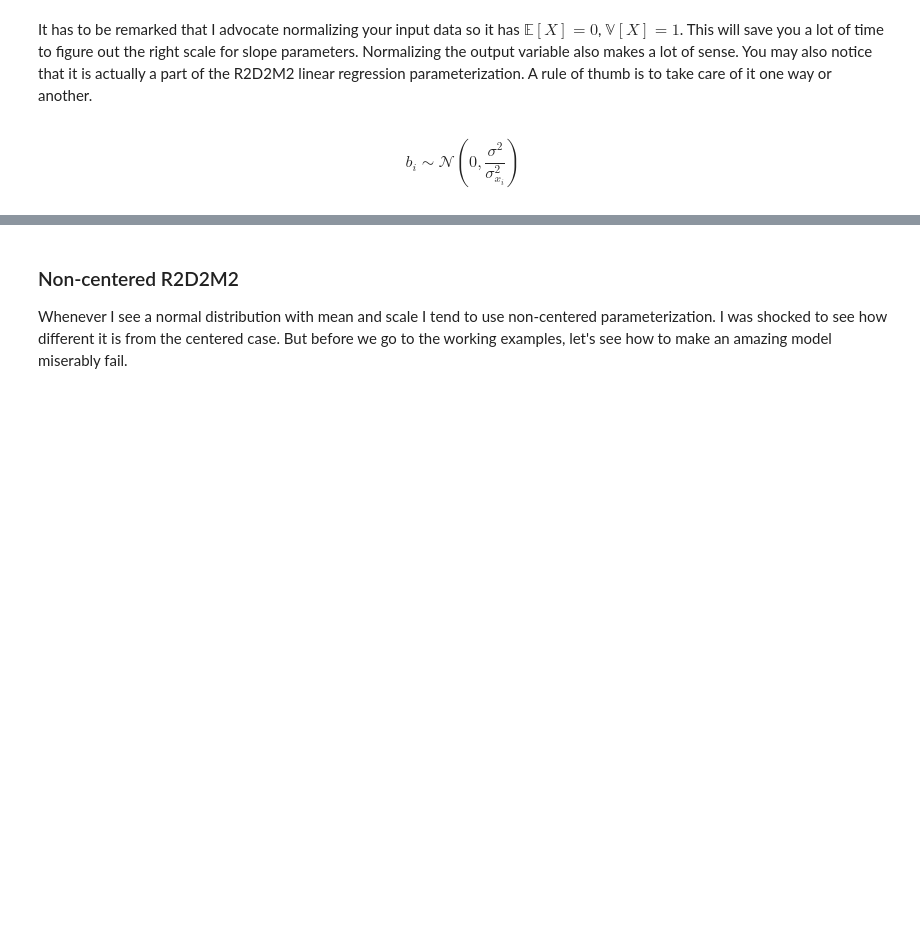
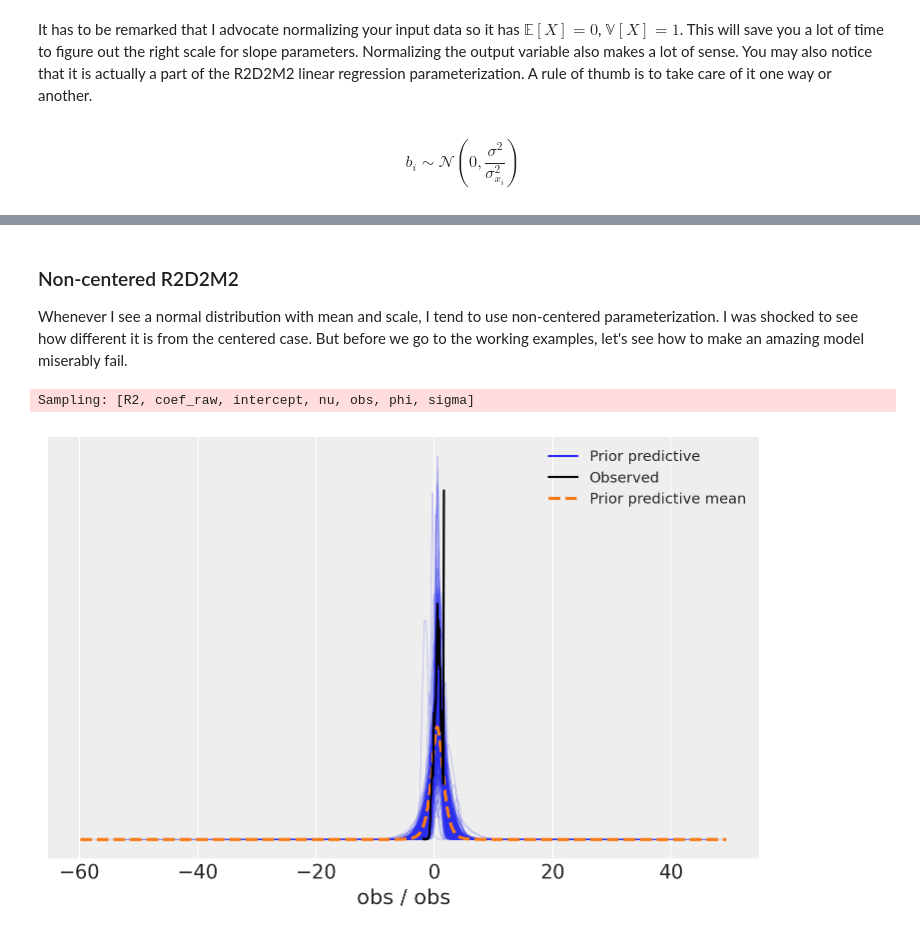
Before and after one commit to ferrine/blog, a Jupyter notebook: source/posts/2023/r2d2m2/post.ipynb, the cells around one changed output, grey strips where cells are left out. Drawn from its saved outputs; the diff is of its cells as text; code cells hidden in the pictures; blank space fills up the shorter version.

```diff
--- a/source/posts/2023/r2d2m2/post.ipynb
+++ b/source/posts/2023/r2d2m2/post.ipynb
@@ -69,13 +79,23 @@ Xscaler = StandardScaler()
 # %%
-data = housing["data"]
+data = housing["data"].copy()
 target = housing["target"]
+non_negative_variables = [
+    "MedInc",
+    "HouseAge",
+    "AveRooms",
+    "AveBedrms",
+    "Population",
+    "AveOccup",
+]
+data[non_negative_variables] = np.log1p(data[non_negative_variables])
+target = np.log(target)
 # %%
 X = Xscaler.fit_transform(data)
 mean = target.mean()
 std = target.std()
 # %% [markdown]
 ### Non-centered R2D2M2
-Whenever I see a normal distribution with mean and scale I tend to use non-centered parameterization.
+Whenever I see a normal distribution with mean and scale, I tend to use non-centered parameterization.
 I was shocked to see how different it is from the centered case.
 But before we go to the working examples, let's see how to make an amazing model miserably fail.
 # %%
@@ -88,15 +108,23 @@ alpha = np.ones(X.shape[1])
 # 1 - I totally believe data perfectly explains the outcome
 R2 = (0.7, 0.9)
 # %%
-with pm.Model(coords=dict(variable=data.columns)) as model:
+with pm.Model(coords=dict(variable=data.columns)) as model_sigma_detached:
     R2p = pm.find_constrained_prior(pm.Beta, *R2, init_guess=dict(alpha=1, beta=1))
     r2 = pm.Beta("R2", **R2p)
-    tau = (r2/(1-r2)) ** .5
+    # the global R2
+    tau2 = r2 / (1 - r2)
+    # Local R2 / variable importance
     phi = pm.Dirichlet("phi", alpha, dims="variable")
-    beta = pm.Deterministic("coef_norm", pm.Normal("coef_raw", dims="variable") * std * phi**.5 * tau, dims="variable")
-    pm.Deterministic("coef", beta/Xscaler.scale_, dims="variable")
-    sigma = pm.HalfStudentT("sigma", 3, std)
-    intercept = pm.StudentT("intercept", 3, mean, sigma=std/4)
+    # Non-Centered parametrization
+    # Note that we scale the parameters by output std
+    beta = pm.Normal("coef_raw", dims="variable") * std * (phi * tau2) ** 0.5
+    beta = pm.Deterministic("coef_norm", beta, dims="variable")
+    # Parameters on the original data scale
+    pm.Deterministic("coef", beta / Xscaler.scale_, dims="variable")
+    # now the likelihood
+    # NOTE: sigma is detached from R2
+    sigma = pm.HalfNormal("sigma", std)
+    intercept = pm.StudentT("intercept", 3, mean, sigma=std / 4)
     estimate = X @ beta + intercept
     nu = pm.Gamma("nu", mu=20, sigma=3)
-    pm.StudentT("obs", nu, estimate, sigma=sigma, observed=target)
+    pm.StudentT("obs", nu, mu=estimate, sigma=sigma, observed=target)
@@ -104,0 +131,9 @@ import nutpie
+# %%
+with model_sigma_detached:
+    prior = pm.sample_prior_predictive()
+# %% [output]
+Sampling: [R2, coef_raw, intercept, nu, obs, phi, sigma]
+# %%
+az.plot_ppc(prior, group="prior");
+# %% [output]
+[figure, added]
```
Also changed, not shown: parts of 30 cells of this notebook.
